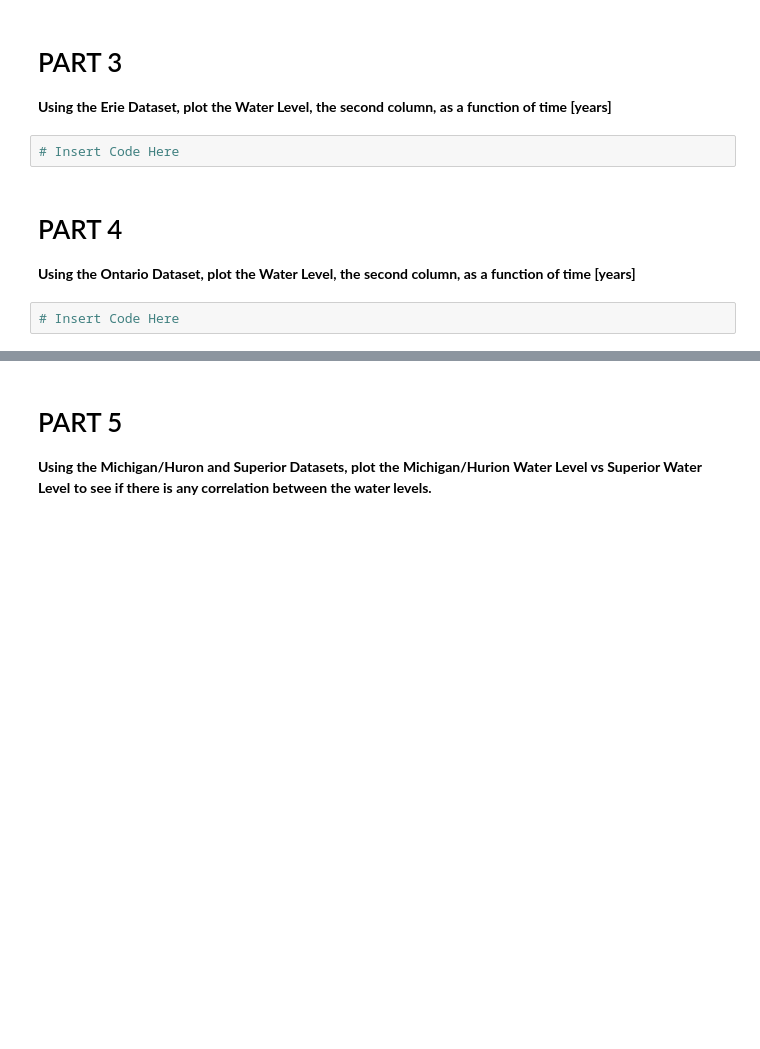
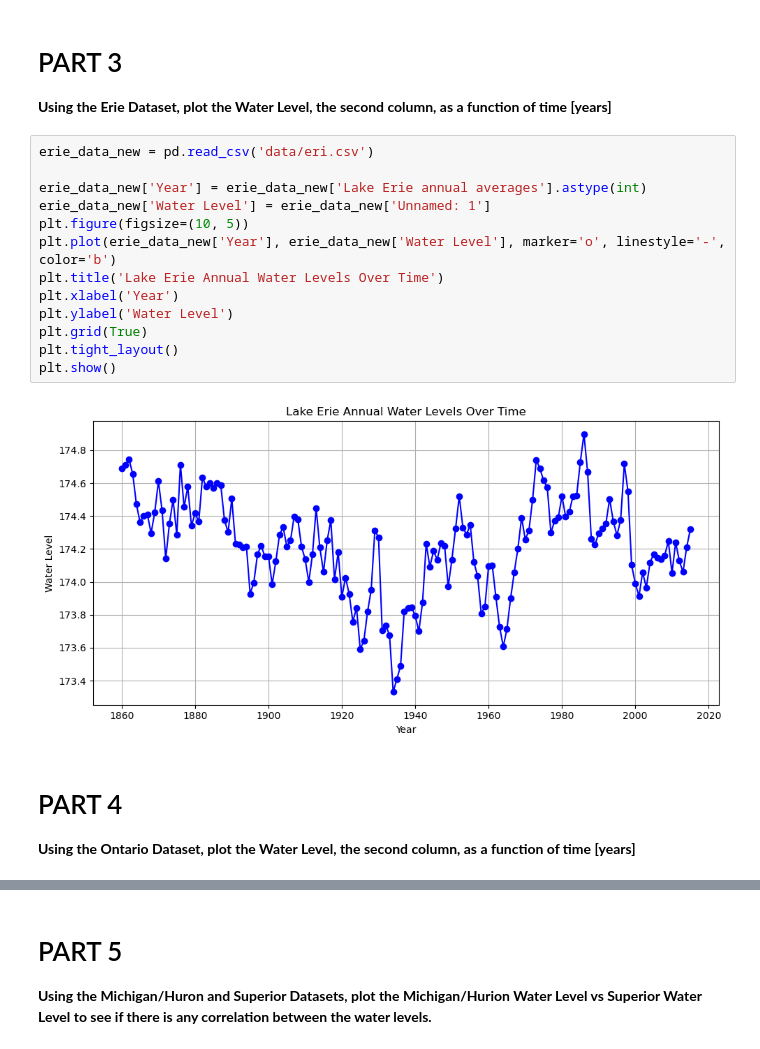
Before and after one commit to Joseph-M-Cook/CMSE202_Git_Started, a Jupyter notebook: Great_Lakes_and_Grand_River.ipynb, the cells around one changed output, grey strips where cells are left out. Drawn from its saved outputs; the diff is of its cells as text; blank space fills up the shorter version.

```diff
--- a/Great_Lakes_and_Grand_River.ipynb
+++ b/Great_Lakes_and_Grand_River.ipynb
@@ -57,11 +57,22 @@ plt.show()
 # PART 3
 
 **Using the Erie Dataset, plot the Water Level, the second column, as a function of time [years]**
-# %%
-# Insert Code Here
+# %%
+erie_data_new = pd.read_csv('data/eri.csv')
+
+erie_data_new['Year'] = erie_data_new['Lake Erie annual averages'].astype(int)
+erie_data_new['Water Level'] = erie_data_new['Unnamed: 1']
+plt.figure(figsize=(10, 5))
+plt.plot(erie_data_new['Year'], erie_data_new['Water Level'], marker='o', linestyle='-', color='b')
+plt.title('Lake Erie Annual Water Levels Over Time')
+plt.xlabel('Year')
+plt.ylabel('Water Level')
+plt.grid(True)
+plt.tight_layout()
+plt.show()
+# %% [output]
+[figure, added]
 # %% [markdown]
 # PART 4
 
 **Using the Ontario Dataset, plot the Water Level, the second column, as a function of time [years]**
-# %%
-# Insert Code Here
```
Also changed, not shown: parts of 1 cell of this notebook.
